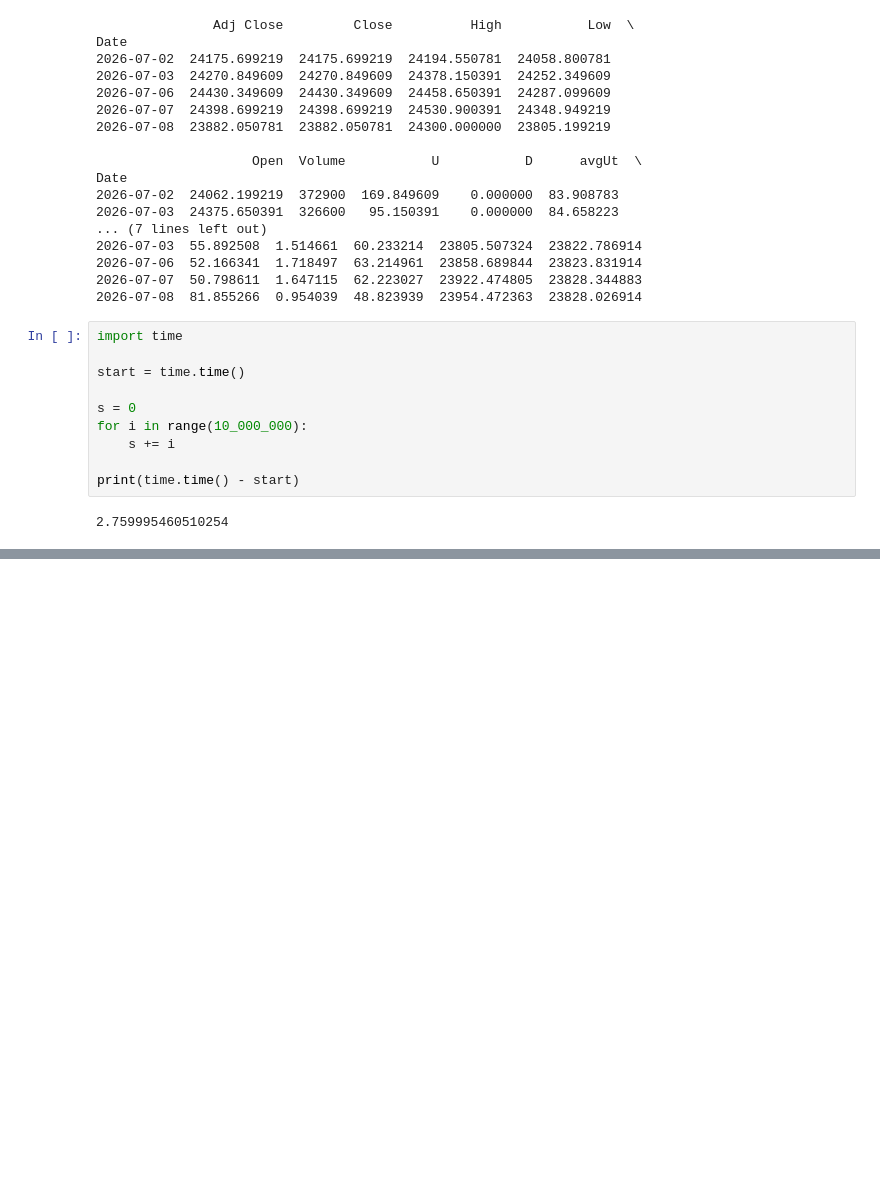
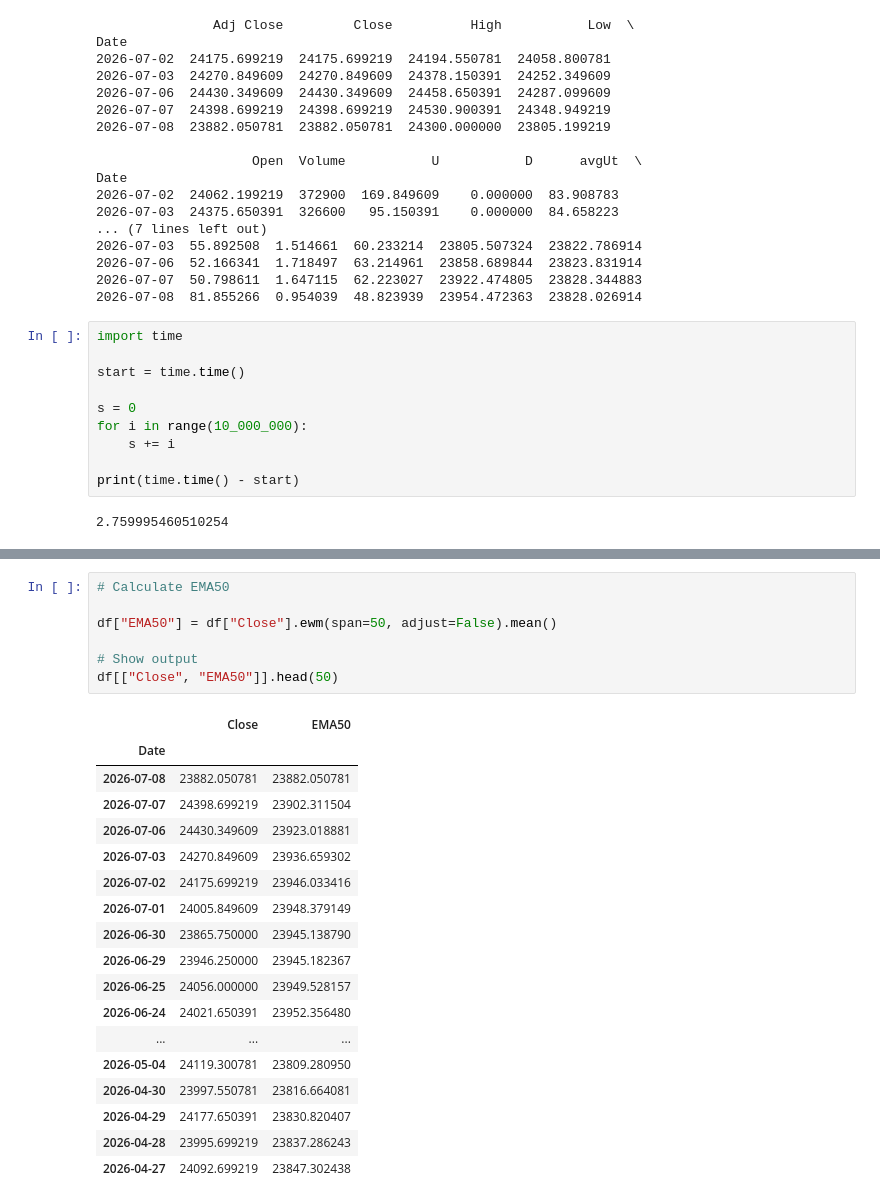
Before and after one commit to avnig309-dotcom/StockPricePrediction_project, a Jupyter notebook: stock_prediciton_editing_dataset.ipynb, the cells around one changed output, grey strips where cells are left out. Drawn from its saved outputs; the diff is of its cells as text; blank space fills up the shorter version.

```diff
--- a/stock_prediciton_editing_dataset.ipynb
+++ b/stock_prediciton_editing_dataset.ipynb
@@ -425,0 +452,26 @@ print(time.time() - start)
+# %%
+# Calculate EMA50
+
+df["EMA50"] = df["Close"].ewm(span=50, adjust=False).mean()
+
+# Show output
+df[["Close", "EMA50"]].head(50)
+# %% [output]
+|  | Close | EMA50 |
+| Date |  |  |
+| 2026-07-08 | 23882.050781 | 23882.050781 |
+| 2026-07-07 | 24398.699219 | 23902.311504 |
+| 2026-07-06 | 24430.349609 | 23923.018881 |
+| 2026-07-03 | 24270.849609 | 23936.659302 |
+| 2026-07-02 | 24175.699219 | 23946.033416 |
+| 2026-07-01 | 24005.849609 | 23948.379149 |
+| 2026-06-30 | 23865.750000 | 23945.138790 |
+| 2026-06-29 | 23946.250000 | 23945.182367 |
+| 2026-06-25 | 24056.000000 | 23949.528157 |
+| 2026-06-24 | 24021.650391 | 23952.356480 |
+| ... | ... | ... |
+| 2026-05-04 | 24119.300781 | 23809.280950 |
+| 2026-04-30 | 23997.550781 | 23816.664081 |
+| 2026-04-29 | 24177.650391 | 23830.820407 |
+| 2026-04-28 | 23995.699219 | 23837.286243 |
+| 2026-04-27 | 24092.699219 | 23847.302438 |
```
Also changed, not shown: parts of 3 cells of this notebook.
